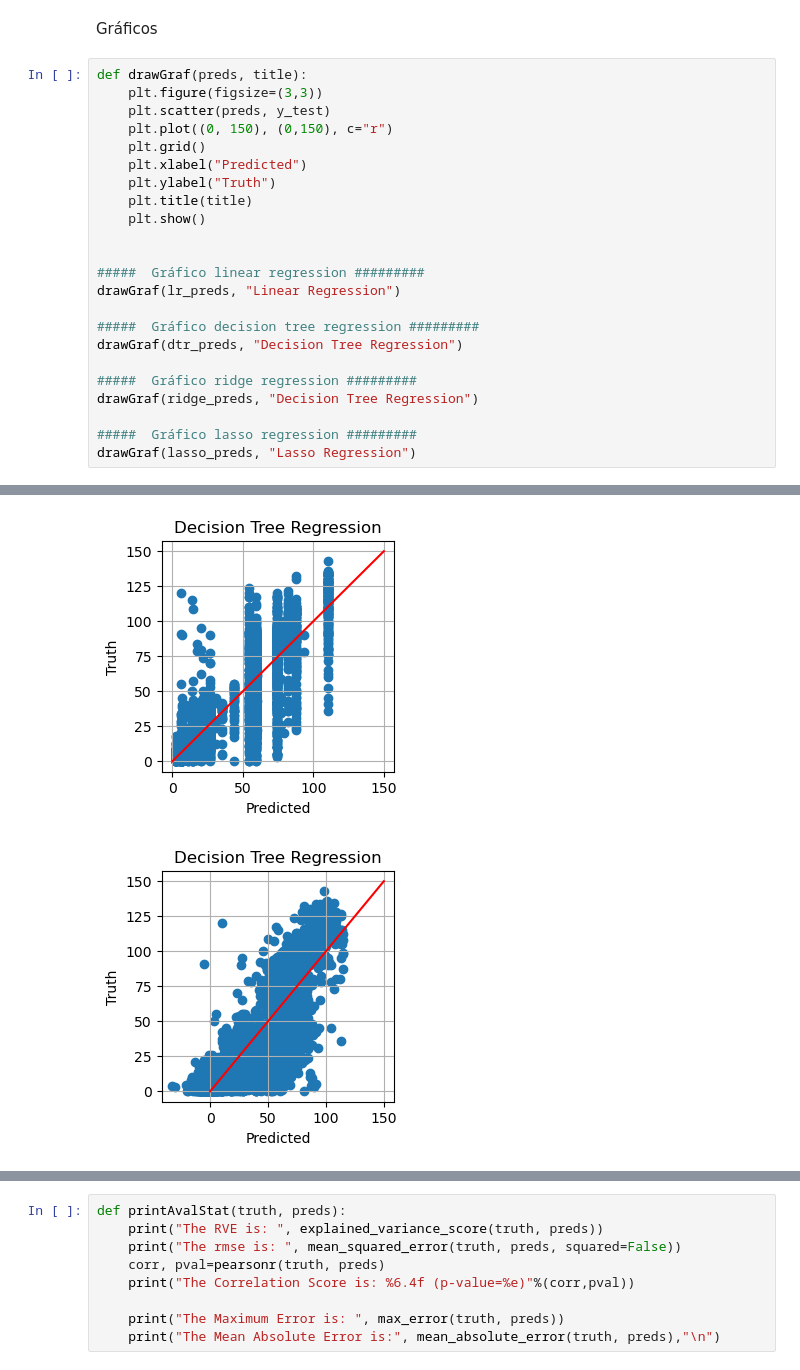
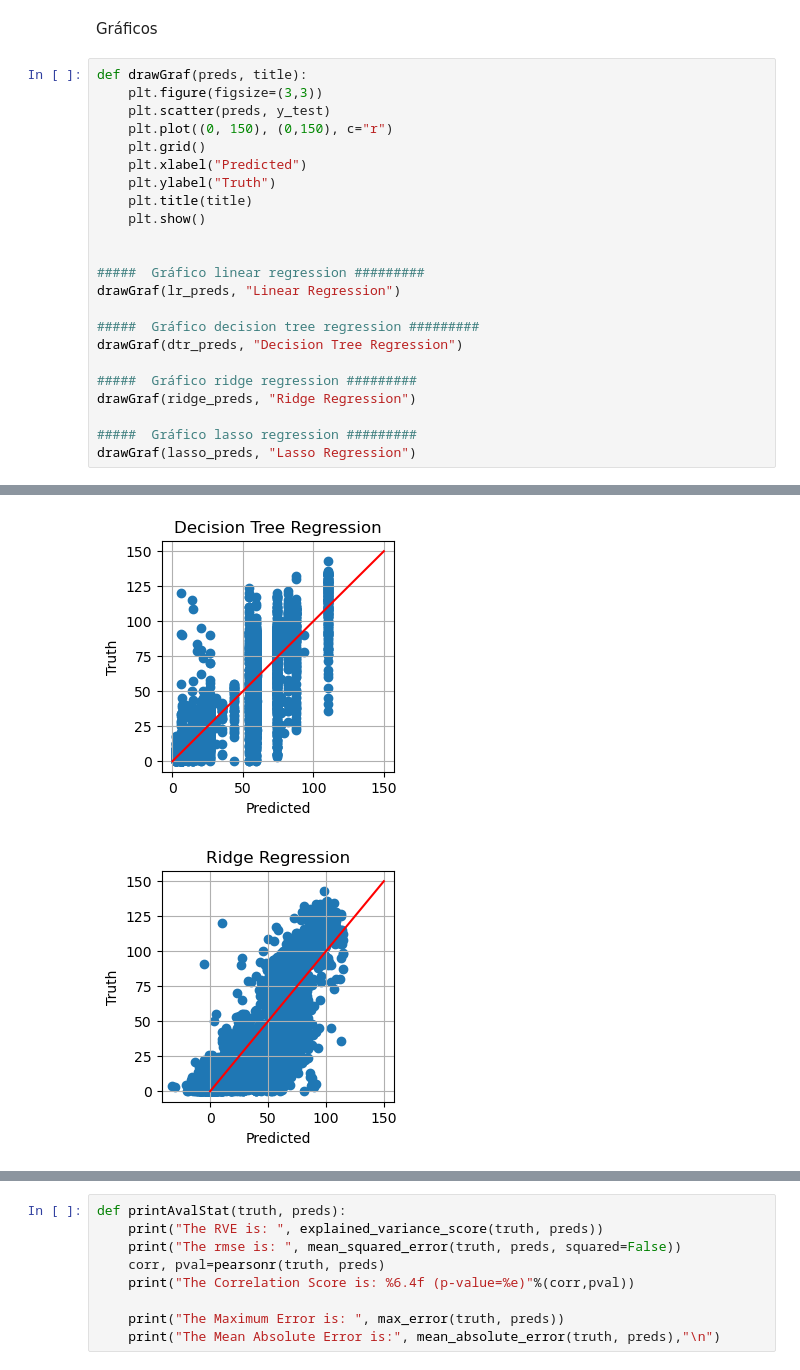
Before and after one commit to rubentorres-developer/ML-FirstHomeAssignment, a Jupyter notebook: Assignment1.ipynb, the cells around one changed output, grey strips where cells are left out. Drawn from its saved outputs; the diff is of its cells as text.

```diff
--- a/Assignment1.ipynb
+++ b/Assignment1.ipynb
@@ -201,30 +201,30 @@ Gráficos
 # %%
 def drawGraf(preds, title):
     plt.figure(figsize=(3,3))
     plt.scatter(preds, y_test)
     plt.plot((0, 150), (0,150), c="r")
     plt.grid()
     plt.xlabel("Predicted")
     plt.ylabel("Truth")
     plt.title(title)
     plt.show()
 
 
 #####  Gráfico linear regression #########
 drawGraf(lr_preds, "Linear Regression")
 
 #####  Gráfico decision tree regression #########
 drawGraf(dtr_preds, "Decision Tree Regression")
 
 #####  Gráfico ridge regression #########
-drawGraf(ridge_preds, "Decision Tree Regression")
+drawGraf(ridge_preds, "Ridge Regression")
 
 #####  Gráfico lasso regression #########
 drawGraf(lasso_preds, "Lasso Regression")
 # %% [output]
 [figure]
 [figure]
-[figure, old version]
+[figure, new version]
 [figure]
 # %%
 def printAvalStat(truth, preds):
```
Also changed, not shown: parts of 4 cells of this notebook.
